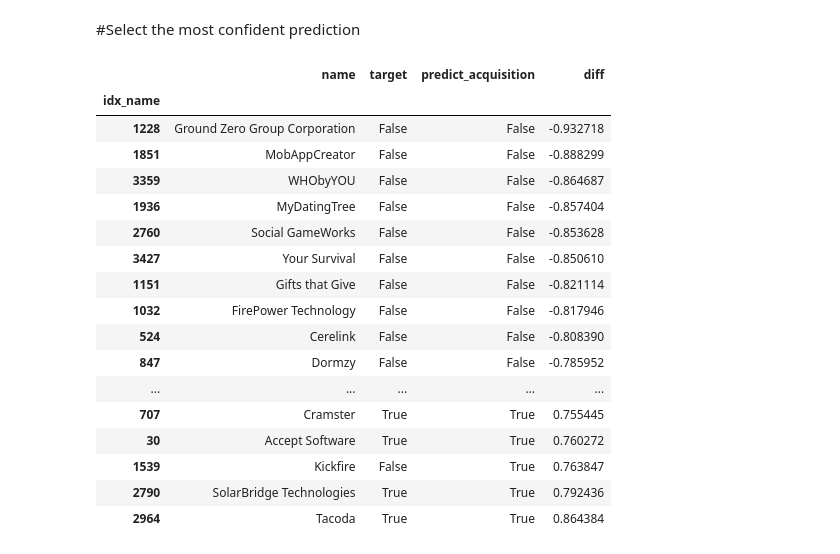
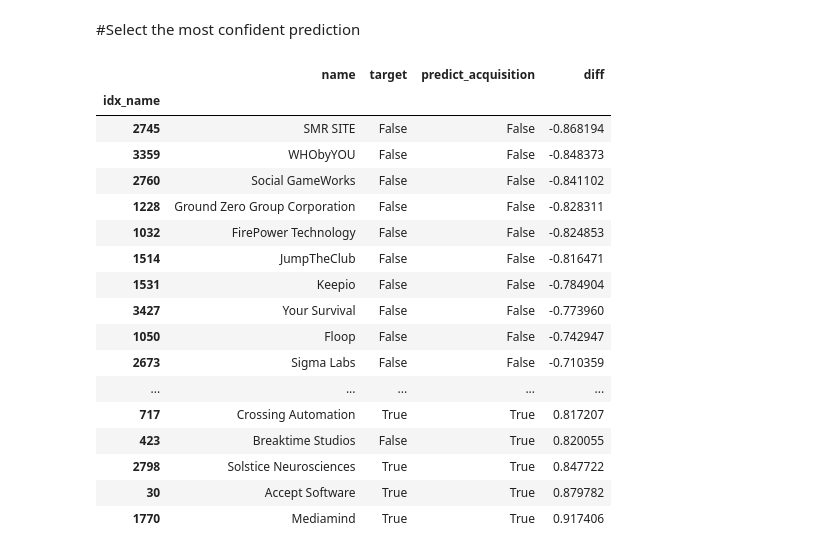
Before and after one commit to patrick-hanley/thought_experiments_original, a Jupyter notebook: 2021-02-05-fastai_crunchbase.ipynb, the cells around one changed output. Saved outputs shown, nothing was run; the diff lists cells and outputs as text; code cells hidden in the pictures.

```diff
--- a/2021-02-05-fastai_crunchbase.ipynb
+++ b/2021-02-05-fastai_crunchbase.ipynb
@@ -94,6 +94,7 @@ For example, the Random Forest model training on a fixed embedding size of 2, ra
 6.   Train ML model on the Ensemble
 7.   Select the most confident prediction
 # %%
+#@title
 #hide
 def random_seed(seed_value, use_cuda):
     np.random.seed(seed_value) # cpu vars
@@ -181,7 +182,7 @@ def nn_embeddings(emb_szs=None):
   lr_in, lr_steep = learn.lr_find(show_plot=True)
   #random_seed(seed, use_cuda=False )
   learn.fit_one_cycle(20, lr_steep, cbs=EarlyStoppingCallback(
-      monitor='accuracy', min_delta=0.001, patience=2))
+      monitor='accuracy', min_delta=0.1, patience=2))
 
   # after fitting, get embeddings to be used by ML
   embeded_xs = embed_features(learn, learn.dls.train.xs)
@@ -544,8 +470,8 @@ X_train_combined, X_test_combined, y_train_combined, y_test_combined = train_tes
 #Train ML model on the Ensemble
 # %%
 #show
-#clf = RandomForestClassifier()
-clf = RandomForestClassifier(max_depth=200, random_state=seed, oob_score=True, min_samples_split=30)
+
+clf = RandomForestClassifier(max_depth=200, random_state=seed, oob_score=True, min_samples_split=35)
 clf.fit(X_train_combined, y_train_combined)
 print (clf.score(X_test_combined, y_test_combined))
 # %% [output]
@@ -557,49 +483,49 @@ print (clf.score(X_test_combined, y_test_combined))
 # %%
 #show
 predicted_val=clf.predict_proba(X_test_combined)
 predicted=clf.predict(X_test_combined)
 
 pred_df=pd.DataFrame(predicted_val, columns=['z','o'])
 #pred_df['names']=(X_test_combined.company_index.values)
 
 pred_df['target']=y_test_combined.values
 pred_df['names']=y_test_combined.index
 pred_df['predict_acquisition']=predicted
 
 
 pred_df['diff'] = pred_df.apply(lambda x: x['o'] - x['z'], axis=1)
-confident_pred_df=pred_df[(pred_df['diff']>.7) | (pred_df['diff']<-.65)]
+confident_pred_df=pred_df[(pred_df['diff']>.65) | (pred_df['diff']<-.65)]
 
 confident_pred_df.set_index('names',inplace=True)
 
 final_acquisition_predictions = pd.merge(company_names, confident_pred_df,
                                          how = 'right',left_index = True,
                                          right_index = True)
 
 final_acquisition_predictions.drop(['o','z'], inplace=True, axis=1,
                                   )
 
 final_acquisition_predictions.index.name = 'idx_name'
 final_acquisition_predictions.sort_values(by='diff')
 # %% [output]
 |  | name | target | predict_acquisition | diff |
 | idx_name |  |  |  |  |
-| 1228 | Ground Zero Group Corporation | False | False | -0.932718 |
-| 1851 | MobAppCreator | False | False | -0.888299 |
-| 3359 | WHObyYOU | False | False | -0.864687 |
-| 1936 | MyDatingTree | False | False | -0.857404 |
-| 2760 | Social GameWorks | False | False | -0.853628 |
-| 3427 | Your Survival | False | False | -0.850610 |
-| 1151 | Gifts that Give | False | False | -0.821114 |
-| 1032 | FirePower Technology | False | False | -0.817946 |
-| 524 | Cerelink | False | False | -0.808390 |
-| 847 | Dormzy | False | False | -0.785952 |
+| 2745 | SMR SITE | False | False | -0.868194 |
+| 3359 | WHObyYOU | False | False | -0.848373 |
+| 2760 | Social GameWorks | False | False | -0.841102 |
+| 1228 | Ground Zero Group Corporation | False | False | -0.828311 |
+| 1032 | FirePower Technology | False | False | -0.824853 |
+| 1514 | JumpTheClub | False | False | -0.816471 |
+| 1531 | Keepio | False | False | -0.784904 |
+| 3427 | Your Survival | False | False | -0.773960 |
+| 1050 | Floop | False | False | -0.742947 |
+| 2673 | Sigma Labs | False | False | -0.710359 |
 | ... | ... | ... | ... | ... |
-| 707 | Cramster | True | True | 0.755445 |
-| 30 | Accept Software | True | True | 0.760272 |
-| 1539 | Kickfire | False | True | 0.763847 |
-| 2790 | SolarBridge Technologies | True | True | 0.792436 |
-| 2964 | Tacoda | True | True | 0.864384 |
+| 717 | Crossing Automation | True | True | 0.817207 |
+| 423 | Breaktime Studios | False | True | 0.820055 |
+| 2798 | Solstice Neurosciences | True | True | 0.847722 |
+| 30 | Accept Software | True | True | 0.879782 |
+| 1770 | Mediamind | True | True | 0.917406 |
 # %% [markdown]
 # Interesting high confidence predictions
 I predicted that Kickfire was aquired with a 79% confidence, however the data provided by Crunchbase listed it as a closed.  After investigation, Kickfire was actually aquired in 2010 by [Teradata](https://www.teradata.com/).  Details can be found in this [article](https://https://www.infoworld.com/article/2625533/teradata-buys-analytics-vendor-kickfire.html).
```
Also changed, not shown: parts of 11 cells of this notebook.
